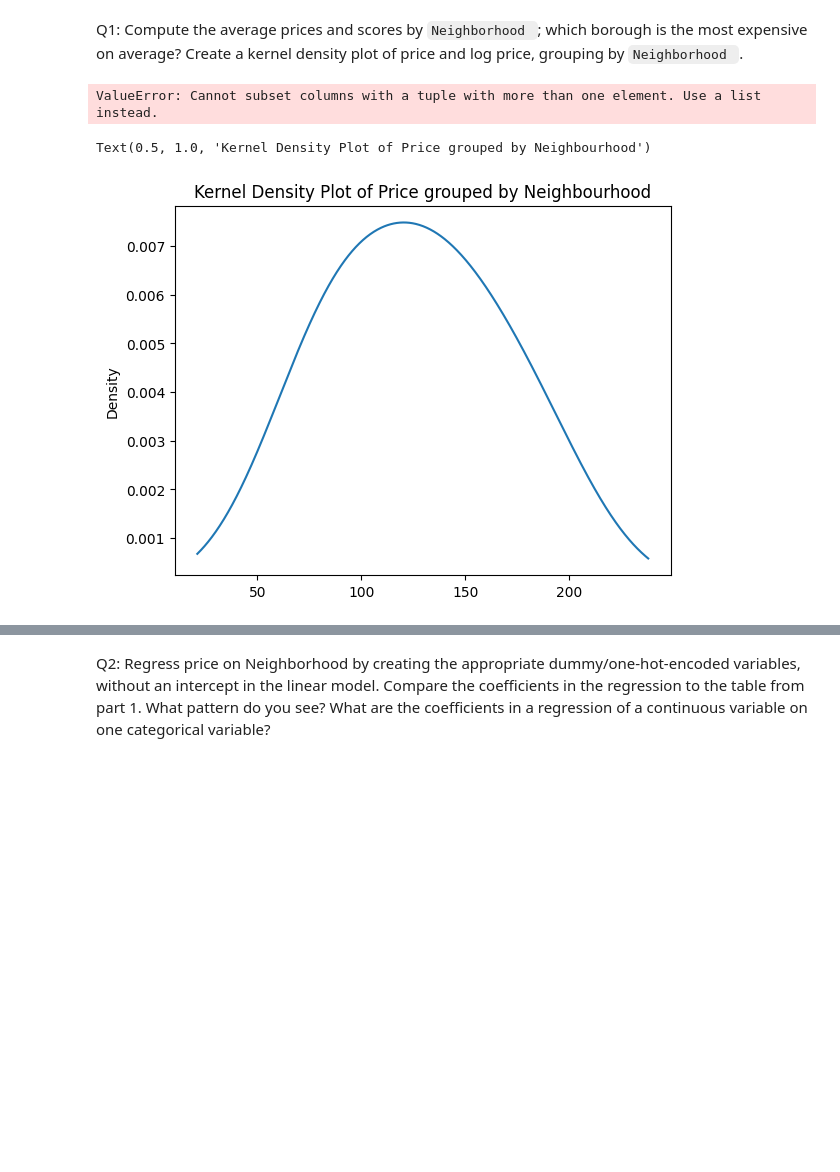
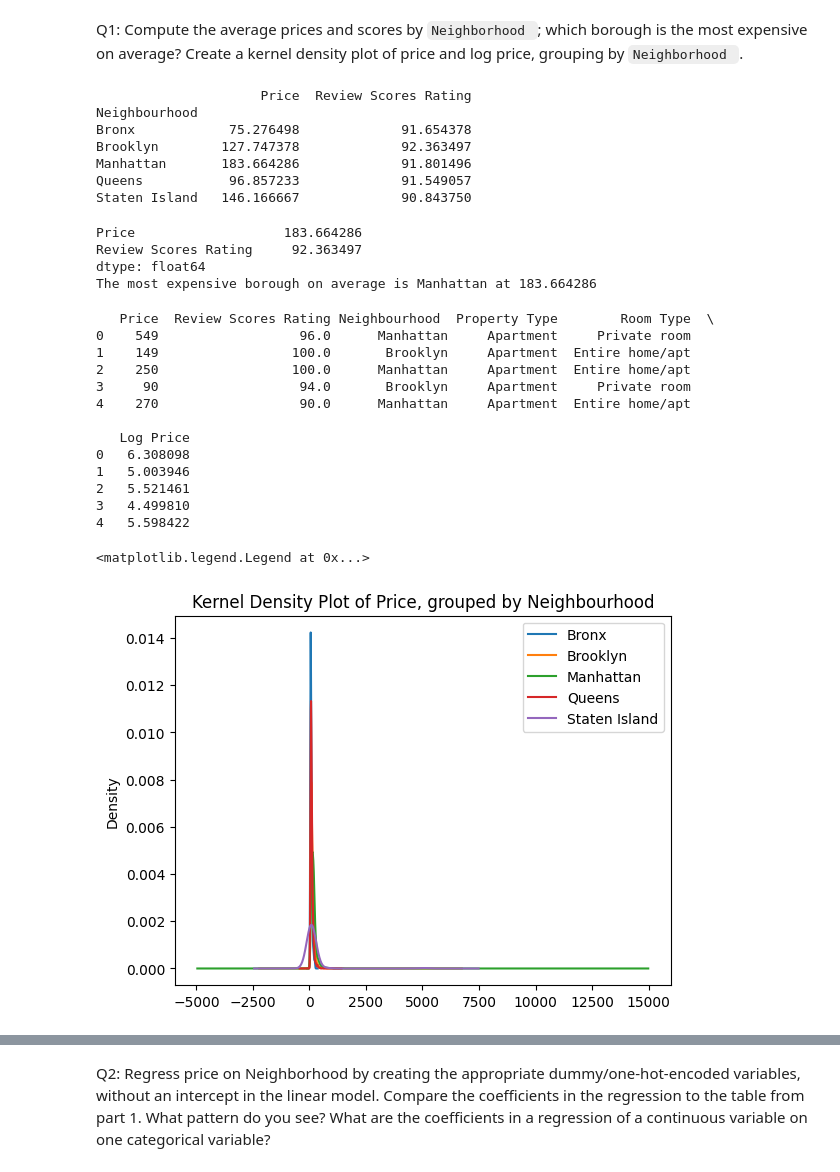
Before and after one commit to natalie-s11/week_8, a Jupyter notebook: Lab_IV_Linear_Models.ipynb, the cells around one changed output, grey strips where cells are left out. Cells and saved outputs as stored; diff of their text form; code cells hidden in the pictures; blank space fills up the shorter version.

```diff
--- a/Lab_IV_Linear_Models.ipynb
+++ b/Lab_IV_Linear_Models.ipynb
@@ -37,17 +37,55 @@ df1.head()
 
 Q1: Compute the average prices and scores by `Neighborhood `; which borough is the most expensive on average? Create a kernel density plot of price and log price, grouping by `Neighborhood `.
 # %%
-average_prices_by_neighborhood = df1.groupby('Neighbourhood ')[['Price'],['Review Scores Rating']].mean()
+# use the .groupby() method to call on column 'Neighbourhood ' and then by each Neighbourhood compute the average prices and scores
+# use.mean() to get the average per Neighbourhood
+average_prices_by_neighborhood = df1.groupby('Neighbourhood ')[['Price', 'Review Scores Rating']].mean()
 print(average_prices_by_neighborhood)
-print("\n")
-print(average_prices_by_neighborhood.max())
-print("\n")
-print('The most expensive borough on average is Manhattan at 183.664286')
 # %% [output]
-ValueError: Cannot subset columns with a tuple with more than one element. Use a list instead.
+                     Price  Review Scores Rating
+Neighbourhood
+Bronx            75.276498             91.654378
+Brooklyn        127.747378             92.363497
+Manhattan       183.664286             91.801496
+Queens           96.857233             91.549057
+Staten Island   146.166667             90.843750
+# %%
+# Print the highest average neighborhood price to see which borough is the most expensive on average
+print(average_prices_by_neighborhood.max())
+# based on that number, i can match that to the borough being Manhattan
+print('The most expensive borough on average is Manhattan at 183.664286')
+# %% [output]
+Price                   183.664286
+Review Scores Rating     92.363497
+dtype: float64
+The most expensive borough on average is Manhattan at 183.664286
 # %%
-# average_prices_by_neighborhood.plot.kde()
-# plt.title("Kernel Density Plot of Price grouped by Neighbourhood")
+# create a new column called 'Log Price'
+df1['Log Price'] = np.log(df1['Price'])
+# print the head of the dataframe to see if the column was correctly added
+print(df1.head())
 # %% [output]
-Text(0.5, 1.0, 'Kernel Density Plot of Price grouped by Neighbourhood')
+   Price  Review Scores Rating Neighbourhood  Property Type        Room Type  \
+0    549                  96.0      Manhattan     Apartment     Private room
+1    149                 100.0       Brooklyn     Apartment  Entire home/apt
+2    250                 100.0      Manhattan     Apartment  Entire home/apt
+3     90                  94.0       Brooklyn     Apartment     Private room
+4    270                  90.0      Manhattan     Apartment  Entire home/apt
+
+   Log Price
+0   6.308098
+1   5.003946
+2   5.521461
+3   4.499810
+4   5.598422
-[figure, removed]
+# %%
+# group by neighborhood, price
+price_kde = df1.groupby('Neighbourhood ')['Price']
+# plot it as a kernel density plot
+price_kde.plot.kde()
+plt.title("Kernel Density Plot of Price, grouped by Neighbourhood")
+# add a legend to see which color aligns with which neighbourhood
+plt.legend()
+# %% [output]
+<matplotlib.legend.Legend at 0x...>
+[figure, added]
```
Also changed, not shown: parts of 3 cells of this notebook.
